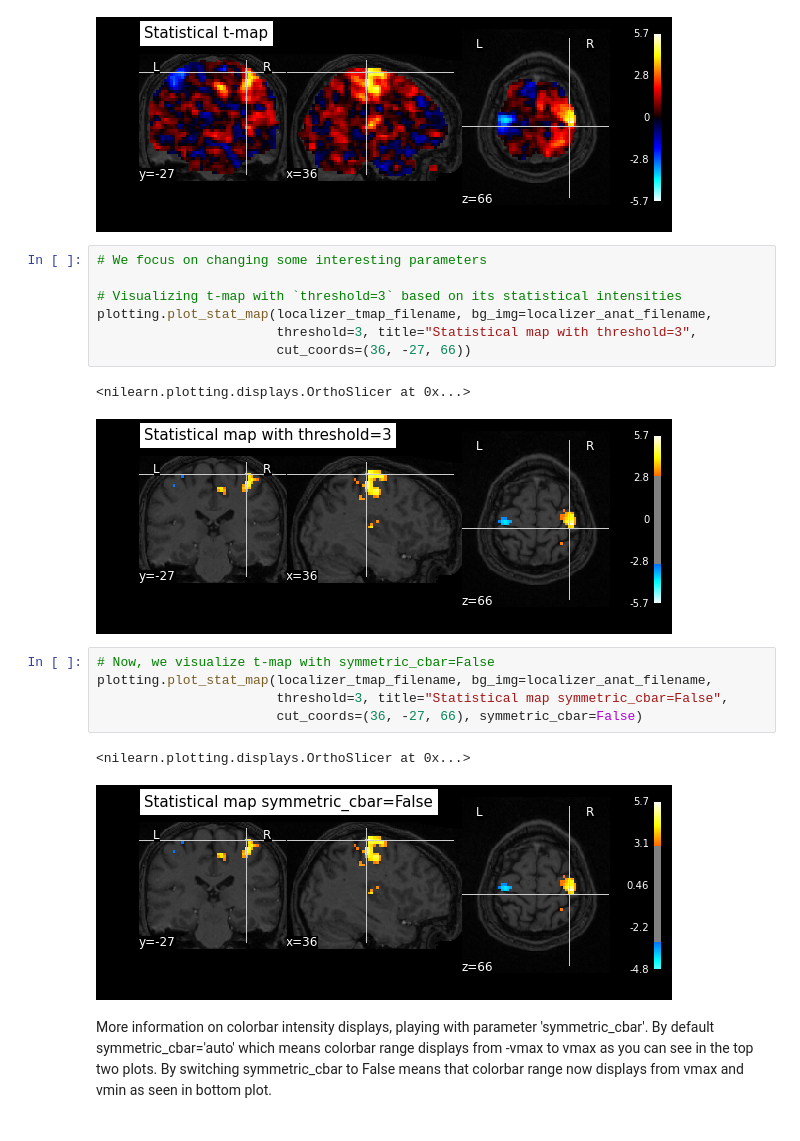
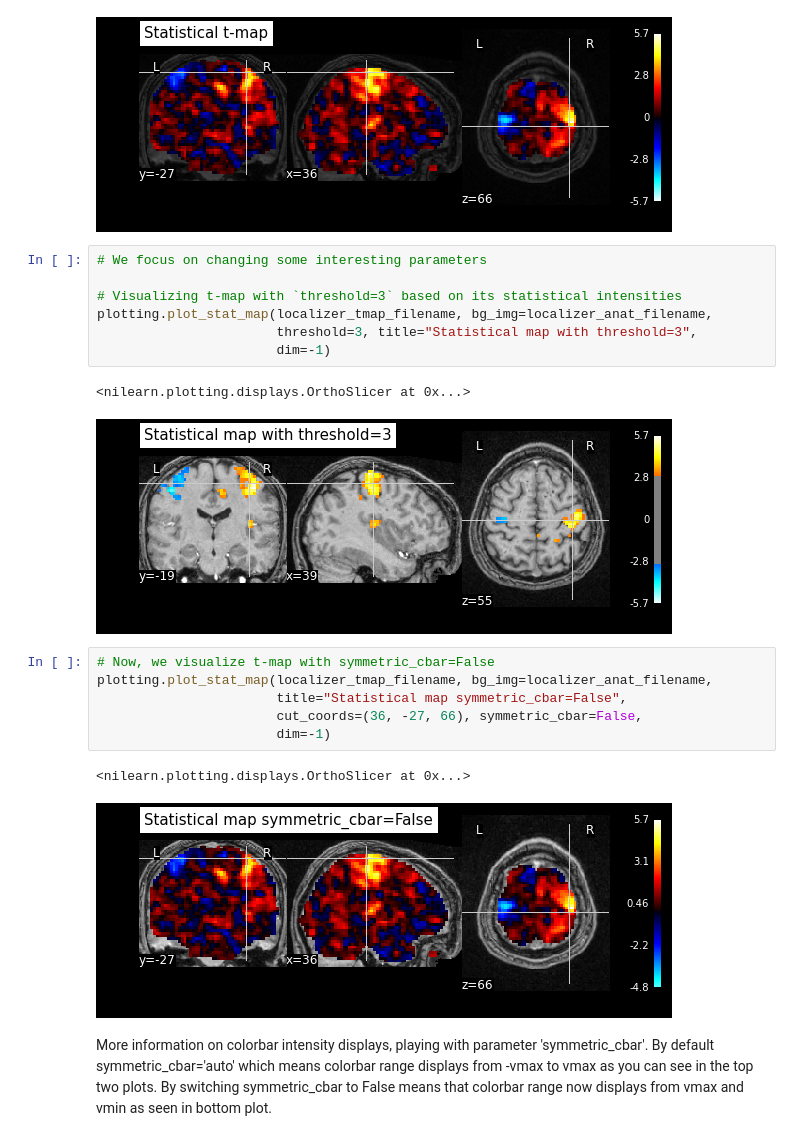
Before and after one commit to KamalakerDadi/Tutorial, a Jupyter notebook: nilearn_plotting.ipynb, the cells around one changed output. Saved outputs shown, nothing was run; the diff lists cells and outputs as text.

```diff
--- a/nilearn_plotting.ipynb
+++ b/nilearn_plotting.ipynb
@@ -142,21 +147,22 @@ plotting.plot_stat_map(localizer_tmap_filename, bg_img=localizer_anat_filename,
 # %%
 # We focus on changing some interesting parameters
 
 # Visualizing t-map with `threshold=3` based on its statistical intensities
 plotting.plot_stat_map(localizer_tmap_filename, bg_img=localizer_anat_filename,
                        threshold=3, title="Statistical map with threshold=3",
-                       cut_coords=(36, -27, 66))
+                       dim=-1)
 # %% [output]
 <nilearn.plotting.displays.OrthoSlicer at 0x...>
-[figure, old version]
+[figure, new version]
 # %%
 # Now, we visualize t-map with symmetric_cbar=False
 plotting.plot_stat_map(localizer_tmap_filename, bg_img=localizer_anat_filename,
-                       threshold=3, title="Statistical map symmetric_cbar=False",
-                       cut_coords=(36, -27, 66), symmetric_cbar=False)
+                       title="Statistical map symmetric_cbar=False",
+                       cut_coords=(36, -27, 66), symmetric_cbar=False,
+                       dim=-1)
 # %% [output]
 <nilearn.plotting.displays.OrthoSlicer at 0x...>
-[figure, old version]
+[figure, new version]
 # %% [markdown]
 More information on colorbar intensity displays, playing with parameter 'symmetric_cbar'.
 By default symmetric_cbar='auto' which means colorbar range displays from -vmax to vmax as you can see in the top two plots. By switching symmetric_cbar to False means that colorbar range now displays from vmax and vmin as seen in bottom plot.
```
Also changed, not shown: parts of 10 cells of this notebook, 1 other file.
